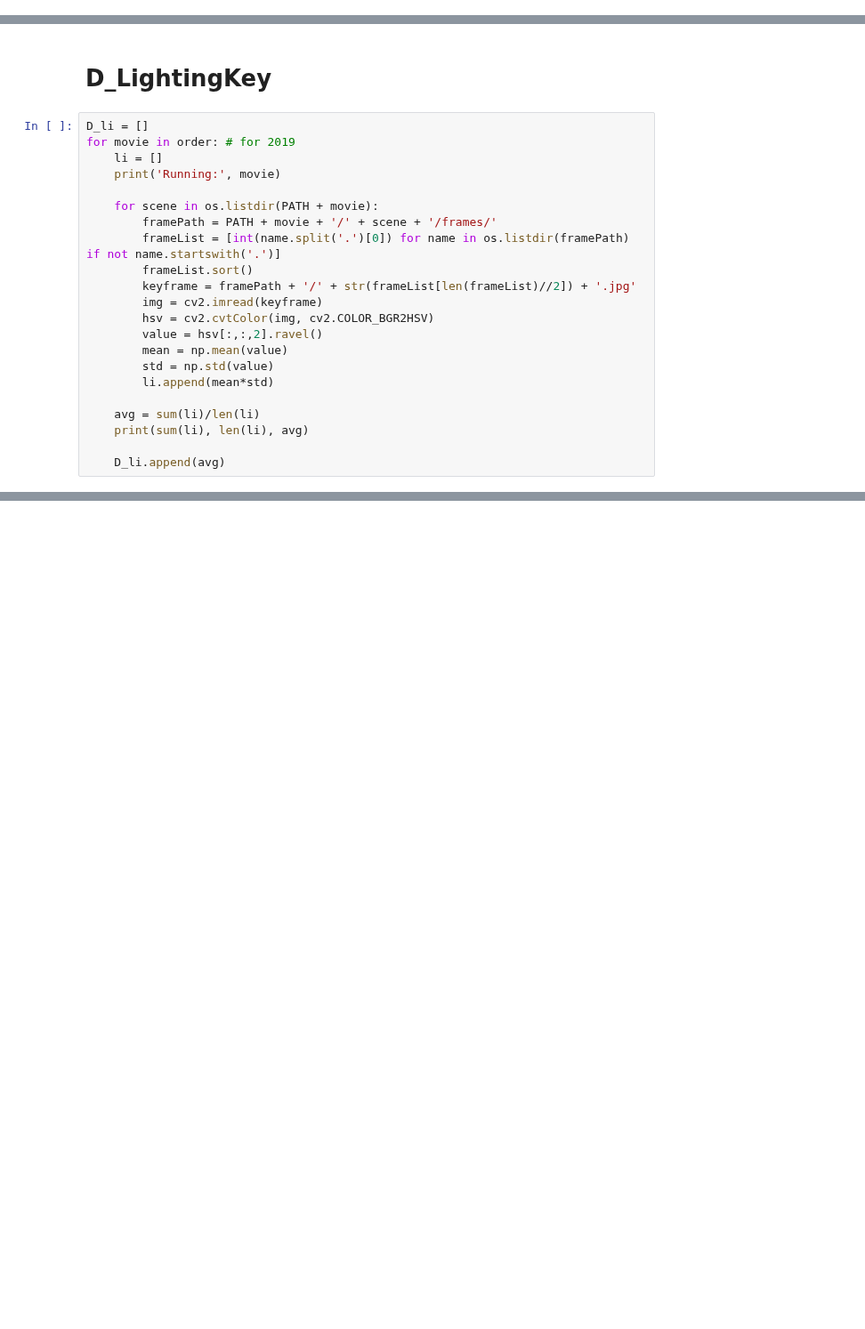
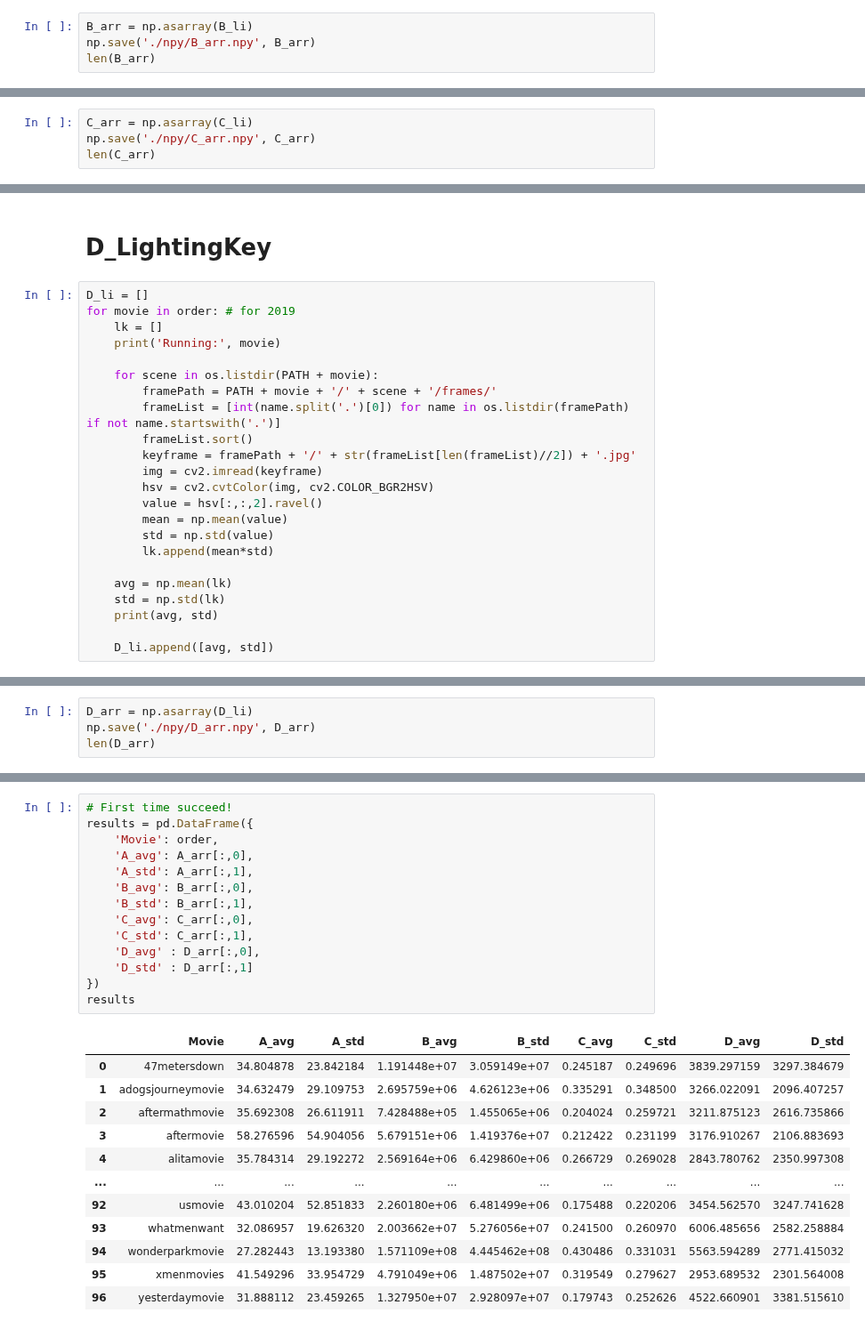
Before and after one commit to arrowill74/GPUbackup, a Jupyter notebook: Video/ComputableFeatures.ipynb, the cells around one changed output, grey strips where cells are left out. Shown at 89% size. Cells and saved outputs as stored; diff of their text form; blank space fills up the shorter version.

```diff
--- a/Video/ComputableFeatures.ipynb
+++ b/Video/ComputableFeatures.ipynb
@@ -141,0 +137,4 @@ len(B_li)
+# %%
+B_arr = np.asarray(B_li)
+np.save('./npy/B_arr.npy', B_arr)
+len(B_arr)
@@ -231,0 +246,4 @@ error: OpenCV(4.1.2) /io/opencv/modules/core/src/matrix.cpp:757: error: (-215:As
+# %%
+C_arr = np.asarray(C_li)
+np.save('./npy/C_arr.npy', C_arr)
+len(C_arr)
@@ -234,7 +254,7 @@ error: OpenCV(4.1.2) /io/opencv/modules/core/src/matrix.cpp:757: error: (-215:As
 # %%
 D_li = []
 for movie in order: # for 2019
-    li = []
+    lk = []
     print('Running:', movie)
 
     for scene in os.listdir(PATH + movie):
@@ -247,11 +267,12 @@ for movie in order: # for 2019
         value = hsv[:,:,2].ravel()
         mean = np.mean(value)
         std = np.std(value)
-        li.append(mean*std)
+        lk.append(mean*std)
 
-    avg = sum(li)/len(li)
-    print(sum(li), len(li), avg)
+    avg = np.mean(lk)
+    std = np.std(lk)
+    print(avg, std)
 
-    D_li.append(avg)
+    D_li.append([avg, std])
 # %% [output]
 Running: 47metersdown
@@ -311,0 +295,4 @@ results
+# %%
+D_arr = np.asarray(D_li)
+np.save('./npy/D_arr.npy', D_arr)
+len(D_arr)
@@ -311,0 +303,27 @@ results
+# %%
+# First time succeed!
+results = pd.DataFrame({
+    'Movie': order,
+    'A_avg': A_arr[:,0],
+    'A_std': A_arr[:,1],
+    'B_avg': B_arr[:,0],
+    'B_std': B_arr[:,1],
+    'C_avg': C_arr[:,0],
+    'C_std': C_arr[:,1],
+    'D_avg' : D_arr[:,0],
+    'D_std' : D_arr[:,1]
+})
+results
+# %% [output]
+|  | Movie | A_avg | A_std | B_avg | B_std | C_avg | C_std | D_avg | D_std |
+| 0 | 47metersdown | 34.804878 | 23.842184 | 1.191448e+07 | 3.059149e+07 | 0.245187 | 0.249696 | 3839.297159 | 3297.384679 |
+| 1 | adogsjourneymovie | 34.632479 | 29.109753 | 2.695759e+06 | 4.626123e+06 | 0.335291 | 0.348500 | 3266.022091 | 2096.407257 |
+| 2 | aftermathmovie | 35.692308 | 26.611911 | 7.428488e+05 | 1.455065e+06 | 0.204024 | 0.259721 | 3211.875123 | 2616.735866 |
+| 3 | aftermovie | 58.276596 | 54.904056 | 5.679151e+06 | 1.419376e+07 | 0.212422 | 0.231199 | 3176.910267 | 2106.883693 |
+| 4 | alitamovie | 35.784314 | 29.192272 | 2.569164e+06 | 6.429860e+06 | 0.266729 | 0.269028 | 2843.780762 | 2350.997308 |
+| ... | ... | ... | ... | ... | ... | ... | ... | ... | ... |
+| 92 | usmovie | 43.010204 | 52.851833 | 2.260180e+06 | 6.481499e+06 | 0.175488 | 0.220206 | 3454.562570 | 3247.741628 |
+| 93 | whatmenwant | 32.086957 | 19.626320 | 2.003662e+07 | 5.276056e+07 | 0.241500 | 0.260970 | 6006.485656 | 2582.258884 |
+| 94 | wonderparkmovie | 27.282443 | 13.193380 | 1.571109e+08 | 4.445462e+08 | 0.430486 | 0.331031 | 5563.594289 | 2771.415032 |
+| 95 | xmenmovies | 41.549296 | 33.954729 | 4.791049e+06 | 1.487502e+07 | 0.319549 | 0.279627 | 2953.689532 | 2301.564008 |
+| 96 | yesterdaymovie | 31.888112 | 23.459265 | 1.327950e+07 | 2.928097e+07 | 0.179743 | 0.252626 | 4522.660901 | 3381.515610 |
```
Also changed, not shown: parts of 22 cells of this notebook, 12 other files.
